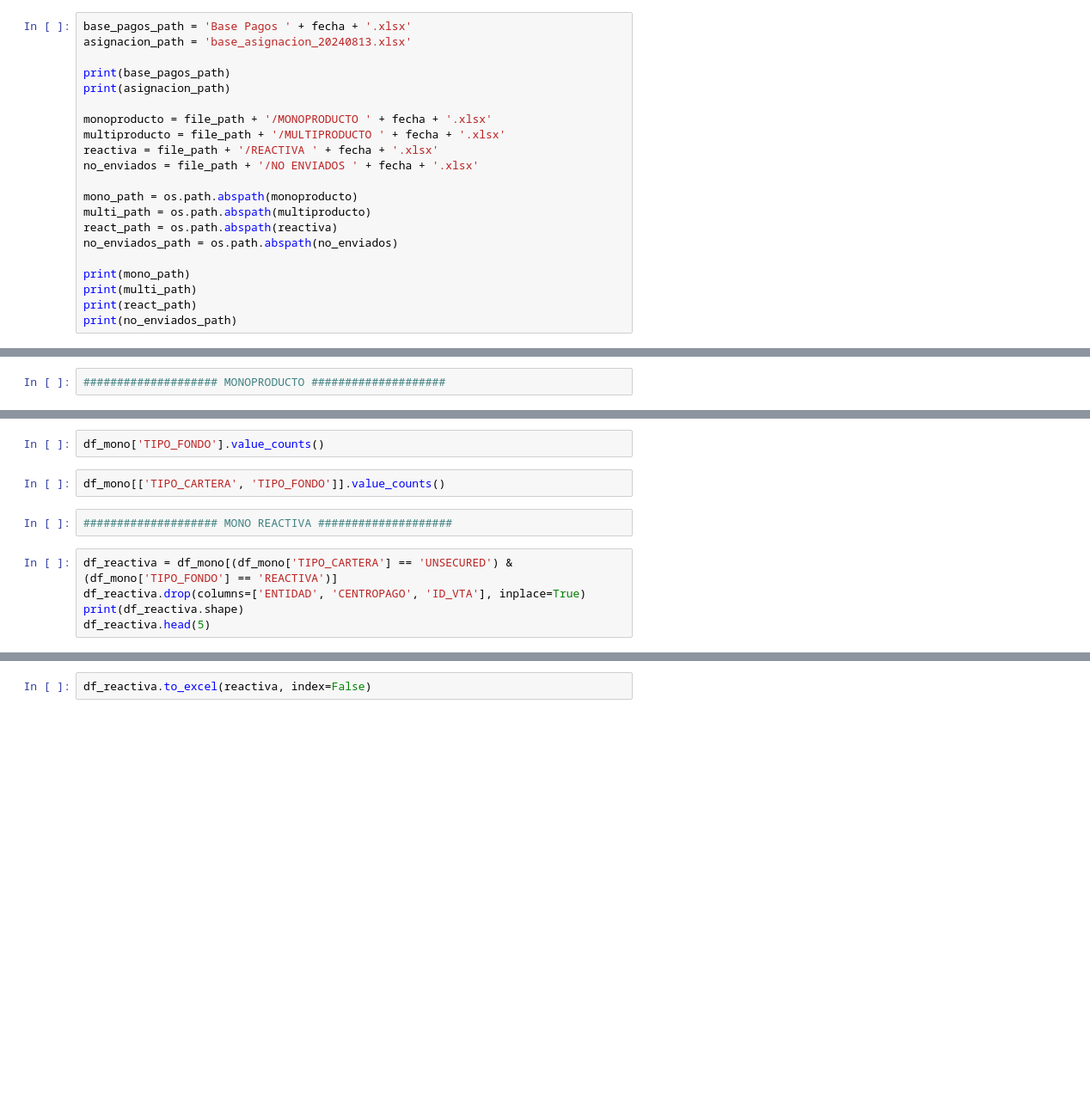
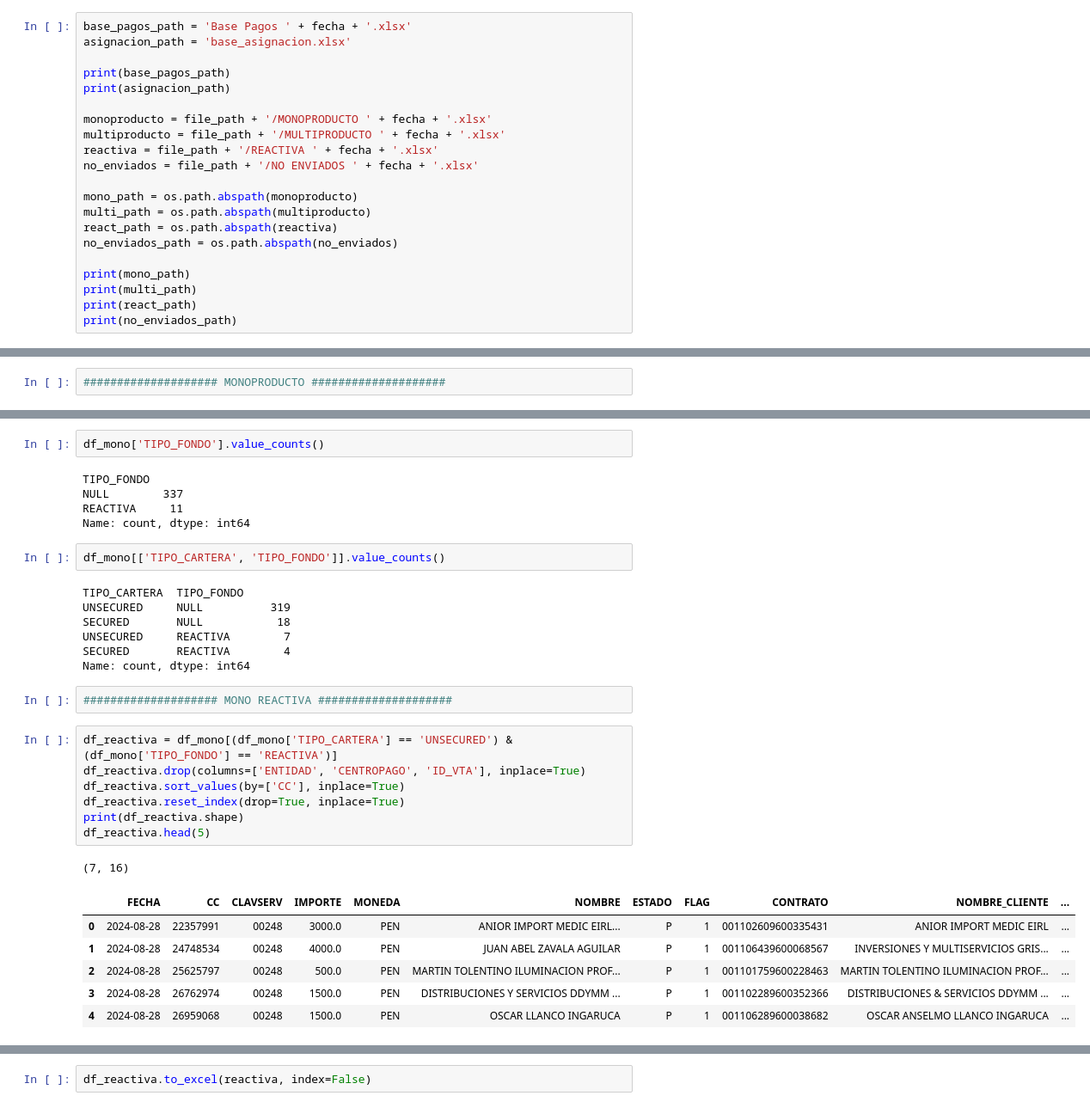
Before and after one commit to iriarteMirko/base-pagos, a Jupyter notebook: main.ipynb, the cells around one changed output, grey strips where cells are left out. Shown at 86% size. Saved outputs shown, nothing was run; the diff lists cells and outputs as text; blank space fills up the shorter version.

Commit message:
Update optimización de base asignación

```diff
--- a/main.ipynb
+++ b/main.ipynb
@@ -54,6 +65,6 @@ file_path
 # %%
 base_pagos_path = 'Base Pagos ' + fecha + '.xlsx'
-asignacion_path = 'base_asignacion_20240813.xlsx'
+asignacion_path = 'base_asignacion.xlsx'
 
 print(base_pagos_path)
 print(asignacion_path)
@@ -181,14 +322,36 @@ df_mono['TIPO_CARTERA'].value_counts()
 # %%
 df_mono['TIPO_FONDO'].value_counts()
+# %% [output]
+TIPO_FONDO
+NULL        337
+REACTIVA     11
+Name: count, dtype: int64
 # %%
 df_mono[['TIPO_CARTERA', 'TIPO_FONDO']].value_counts()
+# %% [output]
+TIPO_CARTERA  TIPO_FONDO
+UNSECURED     NULL          319
+SECURED       NULL           18
+UNSECURED     REACTIVA        7
+SECURED       REACTIVA        4
+Name: count, dtype: int64
 # %%
 #################### MONO REACTIVA ####################
 # %%
 df_reactiva = df_mono[(df_mono['TIPO_CARTERA'] == 'UNSECURED') & (df_mono['TIPO_FONDO'] == 'REACTIVA')]
 df_reactiva.drop(columns=['ENTIDAD', 'CENTROPAGO', 'ID_VTA'], inplace=True)
+df_reactiva.sort_values(by=['CC'], inplace=True)
+df_reactiva.reset_index(drop=True, inplace=True)
 print(df_reactiva.shape)
 df_reactiva.head(5)
+# %% [output]
+(7, 16)
+|  | FECHA | CC | CLAVSERV | IMPORTE | MONEDA | NOMBRE | ESTADO | FLAG | CONTRATO | NOMBRE_CLIENTE | ... |
+| 0 | 2024-08-28 | 22357991 | 00248 | 3000.0 | PEN | ANIOR IMPORT MEDIC EIRL... | P | 1 | 001102609600335431 | ANIOR IMPORT MEDIC EIRL | ... |
+| 1 | 2024-08-28 | 24748534 | 00248 | 4000.0 | PEN | JUAN ABEL ZAVALA AGUILAR | P | 1 | 001106439600068567 | INVERSIONES Y MULTISERVICIOS GRIS... | ... |
+| 2 | 2024-08-28 | 25625797 | 00248 | 500.0 | PEN | MARTIN TOLENTINO ILUMINACION PROF... | P | 1 | 001101759600228463 | MARTIN TOLENTINO ILUMINACION PROF... | ... |
+| 3 | 2024-08-28 | 26762974 | 00248 | 1500.0 | PEN | DISTRIBUCIONES Y SERVICIOS DDYMM ... | P | 1 | 001102289600352366 | DISTRIBUCIONES & SERVICIOS DDYMM ... | ... |
+| 4 | 2024-08-28 | 26959068 | 00248 | 1500.0 | PEN | OSCAR LLANCO INGARUCA | P | 1 | 001106289600038682 | OSCAR ANSELMO LLANCO INGARUCA | ... |
 # %%
 reactiva_count = df_reactiva.shape[0]
 reactiva_count
```
Also changed, not shown: parts of 38 cells of this notebook.
